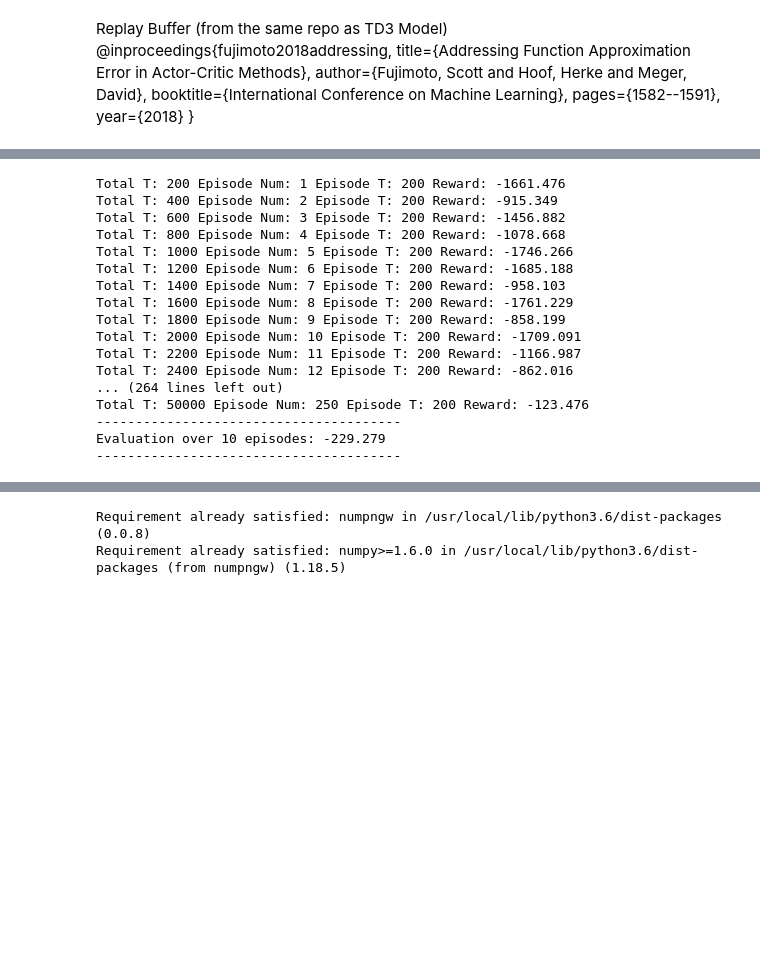
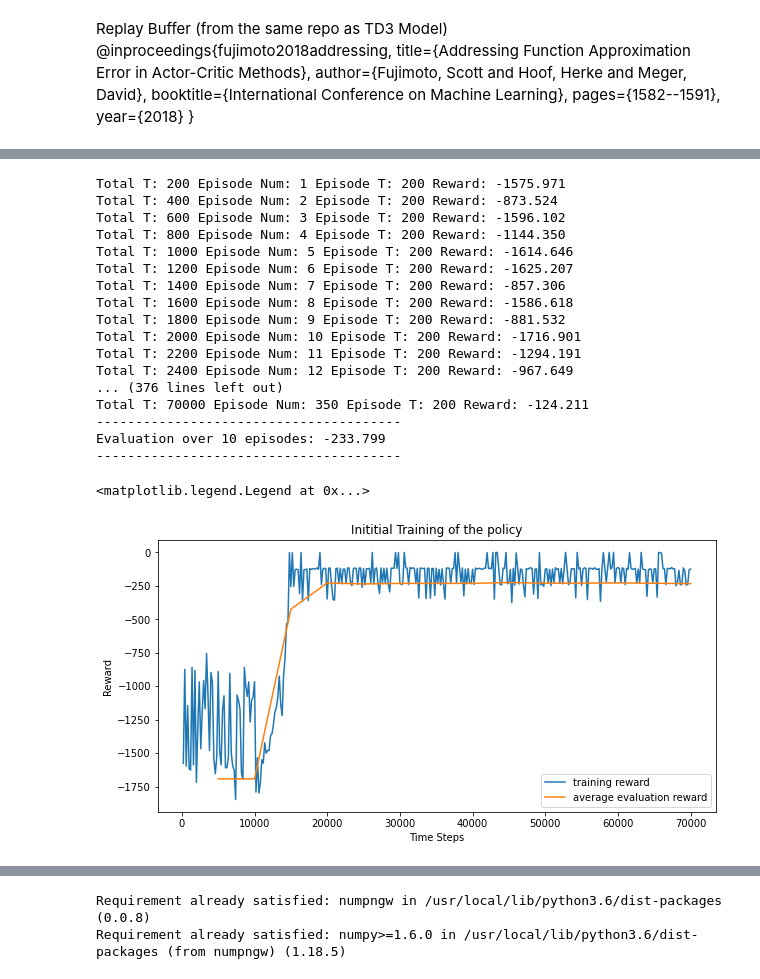
Before and after one commit to TimBernard/RL_Project, a Jupyter notebook: TD3_custom.ipynb, the cells around one changed output, grey strips where cells are left out. Cells and saved outputs as stored; diff of their text form; code cells hidden in the pictures; blank space fills up the shorter version.

```diff
--- a/TD3_custom.ipynb
+++ b/TD3_custom.ipynb
@@ -160,6 +160,11 @@ class TD3(object):
 
 			for param, target_param in zip(self.actor.parameters(), self.actor_target.parameters()):
 				target_param.data.copy_(self.tau * param.data + (1 - self.tau) * target_param.data)
+		else: #to have output
+			actor_loss = torch.tensor(np.nan).to(device)
+
+		return critic_loss.detach().cpu().numpy(), actor_loss.detach().cpu().numpy()
+
 
 
 	def save(self, filename):
@@ -318,12 +320,13 @@ replay_buffer = ReplayBuffer(state_dim, action_dim)
 
 # Evaluate untrained policy
 evaluations = []
+episode_rewards = []
+losses = []
 
 state, done = env.reset(), False
 episode_reward = 0
 episode_timesteps = 0
 episode_num = 0
-
 for t in range(int(max_timesteps)):
 
   episode_timesteps += 1
@@ -349,11 +352,13 @@ for t in range(int(max_timesteps)):
 
   # Train agent after collecting sufficient data
   if t >= start_timesteps:
-    policy.train(replay_buffer, batch_size)
+    loss_critic, loss_actor = policy.train(replay_buffer, batch_size)
+    losses.append([loss_critic, loss_actor, t+1]) #saving for plotting
 
   if done:
     # +1 to account for 0 indexing. +0 on ep_timesteps since it will increment +1 even if done=True
     print(f"Total T: {t+1} Episode Num: {episode_num+1} Episode T: {episode_timesteps} Reward: {episode_reward:.3f}")
+    episode_rewards.append([episode_reward, t+1]) #saving for plotting
     # Reset environment
     state, done = env.reset(), False
     episode_reward = 0
@@ -362,26 +367,39 @@ for t in range(int(max_timesteps)):
 
   # Evaluate episode
   if (t + 1) % eval_freq == 0:
-    evaluations.append(eval_policy(policy, env_id, seed))
+    evaluations.append([eval_policy(policy, env_id, seed), t+1] )
     np.save(f"results_{t+1}_{file_name}", evaluations)
     if save_model:
        policy.save(f"models_{t+1}_{file_name}")
       #  files.download(f'{name}.zip')
 # %% [output]
-Total T: 200 Episode Num: 1 Episode T: 200 Reward: -1661.476
-Total T: 400 Episode Num: 2 Episode T: 200 Reward: -915.349
-Total T: 600 Episode Num: 3 Episode T: 200 Reward: -1456.882
-Total T: 800 Episode Num: 4 Episode T: 200 Reward: -1078.668
-Total T: 1000 Episode Num: 5 Episode T: 200 Reward: -1746.266
-Total T: 1200 Episode Num: 6 Episode T: 200 Reward: -1685.188
-Total T: 1400 Episode Num: 7 Episode T: 200 Reward: -958.103
-Total T: 1600 Episode Num: 8 Episode T: 200 Reward: -1761.229
-Total T: 1800 Episode Num: 9 Episode T: 200 Reward: -858.199
-Total T: 2000 Episode Num: 10 Episode T: 200 Reward: -1709.091
-Total T: 2200 Episode Num: 11 Episode T: 200 Reward: -1166.987
-Total T: 2400 Episode Num: 12 Episode T: 200 Reward: -862.016
-... (264 lines left out)
-Total T: 50000 Episode Num: 250 Episode T: 200 Reward: -123.476
+Total T: 200 Episode Num: 1 Episode T: 200 Reward: -1575.971
+Total T: 400 Episode Num: 2 Episode T: 200 Reward: -873.524
+Total T: 600 Episode Num: 3 Episode T: 200 Reward: -1596.102
+Total T: 800 Episode Num: 4 Episode T: 200 Reward: -1144.350
+Total T: 1000 Episode Num: 5 Episode T: 200 Reward: -1614.646
+Total T: 1200 Episode Num: 6 Episode T: 200 Reward: -1625.207
+Total T: 1400 Episode Num: 7 Episode T: 200 Reward: -857.306
+Total T: 1600 Episode Num: 8 Episode T: 200 Reward: -1586.618
+Total T: 1800 Episode Num: 9 Episode T: 200 Reward: -881.532
+Total T: 2000 Episode Num: 10 Episode T: 200 Reward: -1716.901
+Total T: 2200 Episode Num: 11 Episode T: 200 Reward: -1294.191
+Total T: 2400 Episode Num: 12 Episode T: 200 Reward: -967.649
+... (376 lines left out)
+Total T: 70000 Episode Num: 350 Episode T: 200 Reward: -124.211
 ---------------------------------------
-Evaluation over 10 episodes: -229.279
+Evaluation over 10 episodes: -233.799
 ---------------------------------------
+# %%
+#Plot rewards during training
+import matplotlib.pyplot as plt
+plt.figure(figsize=(10, 5))
+plt.plot(np.array(episode_rewards)[:,1],np.array(episode_rewards)[:,0], label = 'training reward')
+plt.plot(np.array(evaluations)[:,1],np.array(evaluations)[:,0], label = 'average evaluation reward')
+plt.title('Inititial Training of the policy')
+plt.xlabel('Time Steps')
+plt.ylabel('Reward')
+plt.legend()
+# %% [output]
+<matplotlib.legend.Legend at 0x...>
+[figure, added]
```
Also changed, not shown: parts of 16 cells of this notebook.
